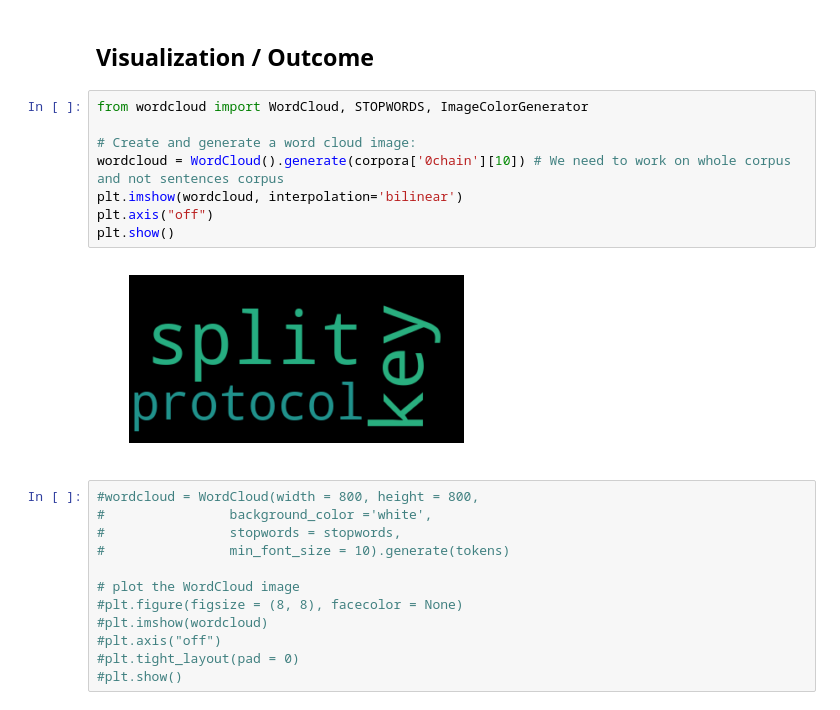
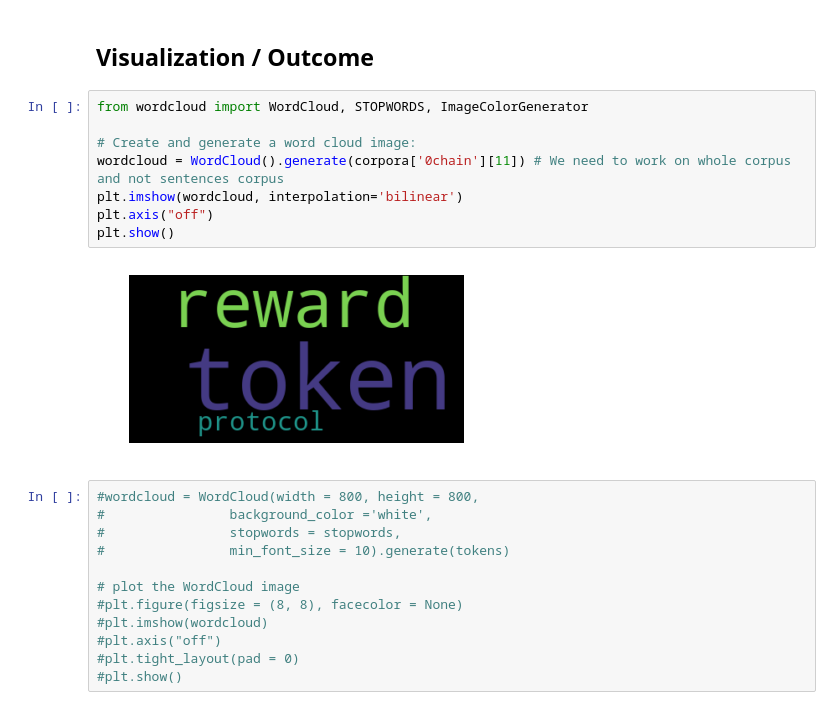
Before and after one commit to vppolina/datascience_project, a Jupyter notebook: notebooks/1- Information Retrieval.ipynb, the cells around one changed output. Saved outputs shown, nothing was run; the diff lists cells and outputs as text.

```diff
--- a/notebooks/1- Information Retrieval.ipynb
+++ b/notebooks/1- Information Retrieval.ipynb
@@ -367,13 +367,13 @@ print(bag)
 # %%
 from wordcloud import WordCloud, STOPWORDS, ImageColorGenerator
 
 # Create and generate a word cloud image:
-wordcloud = WordCloud().generate(corpora['0chain'][10]) # We need to work on whole corpus and not sentences corpus
+wordcloud = WordCloud().generate(corpora['0chain'][11]) # We need to work on whole corpus and not sentences corpus
 plt.imshow(wordcloud, interpolation='bilinear')
 plt.axis("off")
 plt.show()
 # %% [output]
-[figure, old version]
+[figure, new version]
 # %%
 #wordcloud = WordCloud(width = 800, height = 800,
 #                background_color ='white',
```
